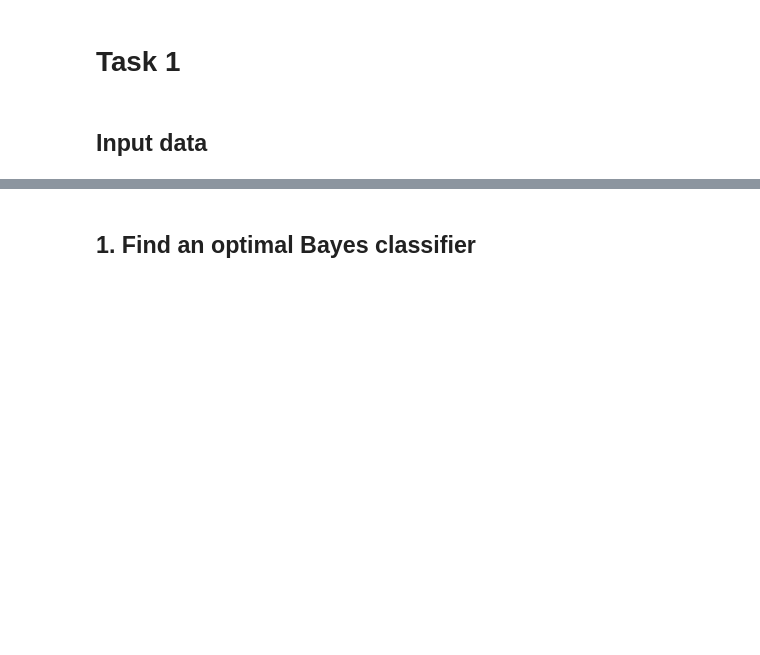
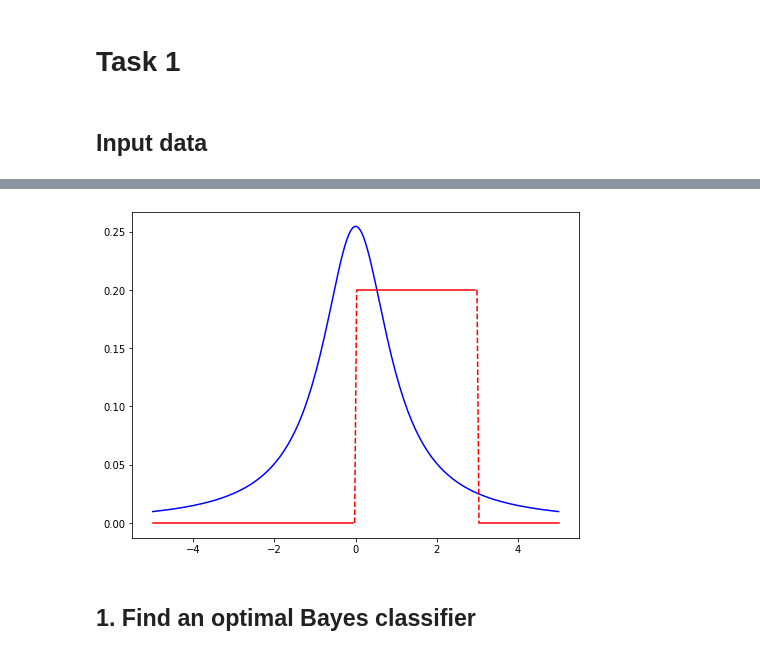
Before and after one commit to scikodot/msu-share, a Jupyter notebook: ml/seminar02/seminar02.ipynb, the cells around one changed output, grey strips where cells are left out. Drawn from its saved outputs; the diff is of its cells as text; code cells hidden in the pictures; blank space fills up the shorter version.

```diff
--- a/ml/seminar02/seminar02.ipynb
+++ b/ml/seminar02/seminar02.ipynb
@@ -24,25 +21,26 @@ print(pxy2(-0.5))
 # %%
-plt.figure(figsize=(8, 6))
+def plot(d1, d2):
+    plt.figure(figsize=(8, 6))
 
-# Setup distributions
-x = np.linspace(-5, 5, 200)
-dist1 = pxy1(x)
-dist2 = np.vectorize(pxy2)(x)
+    # Setup distributions
+    x = np.linspace(-5, 5, 200)
+    dist1 = d1(x)
+    dist2 = np.vectorize(d2)(x)
 
-# Plot first distribution
-plt.plot(x, dist1, 'b')
+    # Plot first distribution
+    plt.plot(x, dist1, 'b')
 
-# Setup mask for vertical jumps
-mask = np.diff(dist2)
-mask = np.append(mask, 0.)
-mask = abs(mask) > 0
+    # Setup mask for vertical jumps
+    mask = np.diff(dist2)
+    mask = np.append(mask, 0.)
+    mask = abs(mask) > 0
 
-# Plot dashed jumps
-for i in np.argwhere(mask).flatten():
-    plt.plot(x[i : i + 2], dist2[i : i + 2], 'r--')
+    # Plot dashed jumps
+    for i in np.argwhere(mask).flatten():
+        plt.plot(x[i : i + 2], dist2[i : i + 2], 'r--')
 
-# Mask initial jumps and plot second distribution
-dist2[mask] = np.nan
-plt.plot(x, dist2, 'r')
+    # Mask initial jumps and plot second distribution
+    dist2[mask] = np.nan
+    plt.plot(x, dist2, 'r')
 
-plt.show()
+    plt.show()
@@ -51,3 +52,9 @@ plt.show()
+# %%
+# Scaled distributions
+plot(lambda x : l1 * py1 * pxy1(x),
+     lambda x : l2 * py2 * pxy2(x))
+# %% [output]
+[figure, added]
 # %% [markdown]
 ## 1. Find an optimal Bayes classifier
 # %%
```
Also changed, not shown: parts of 4 cells of this notebook.
